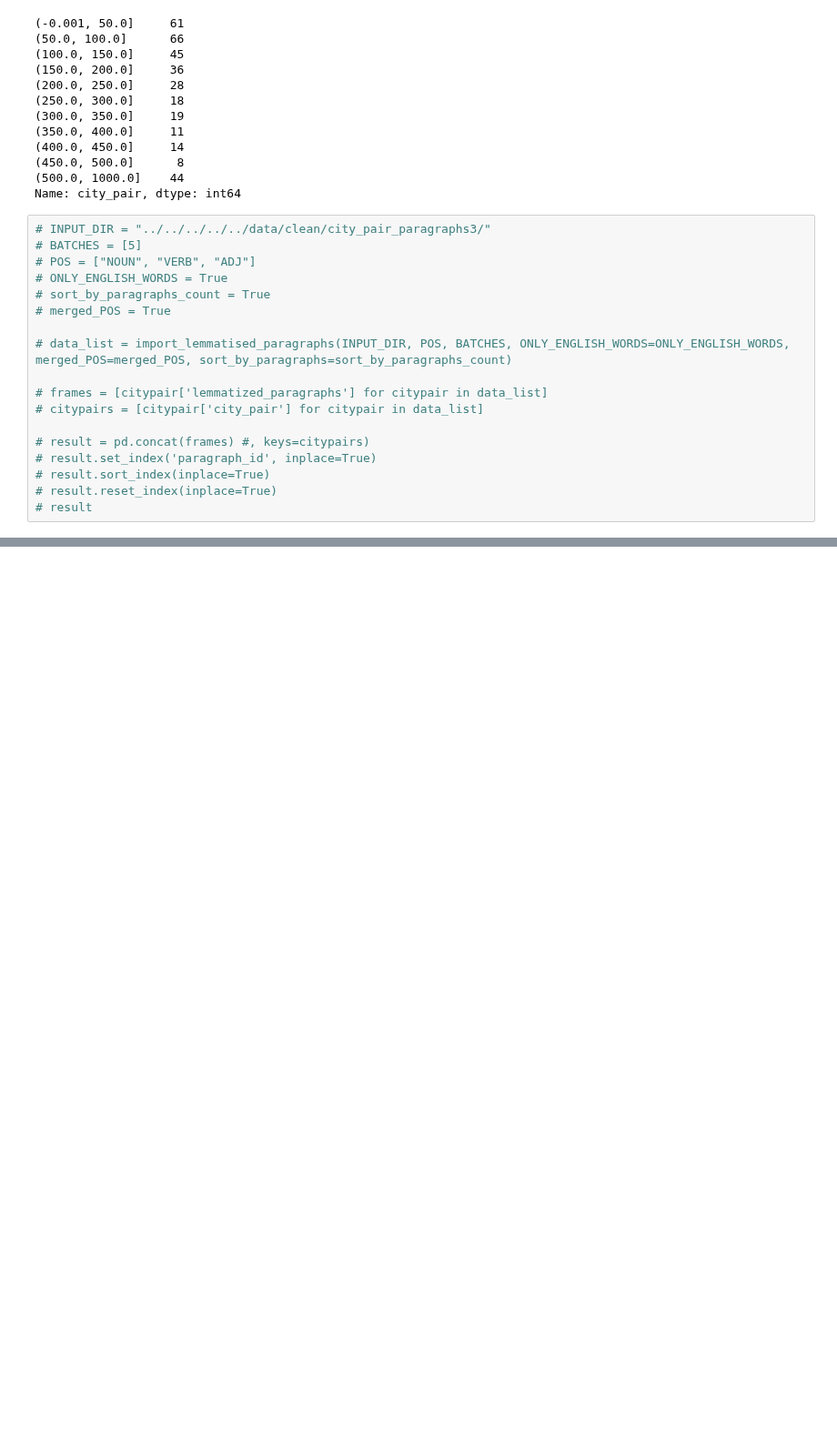
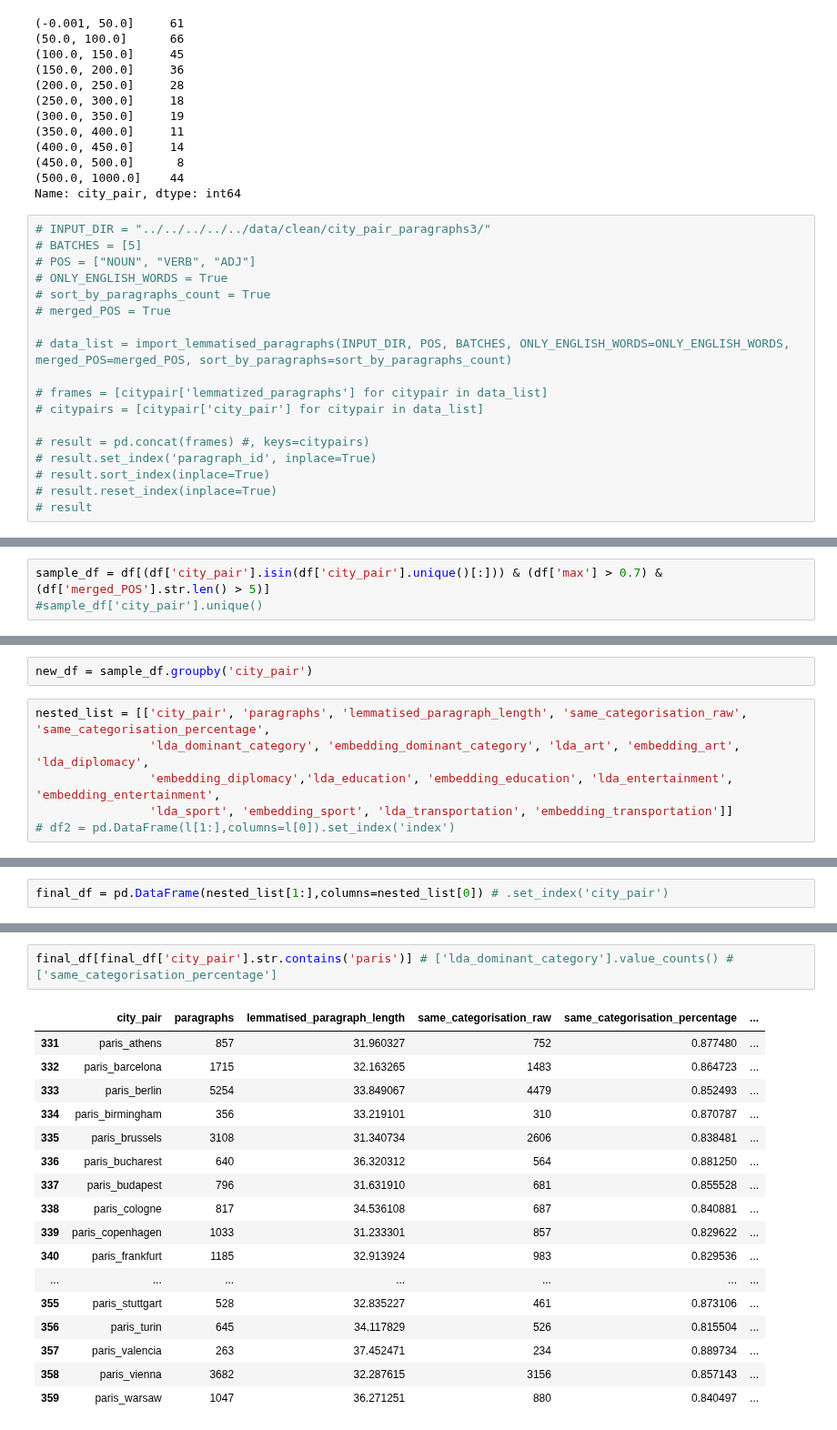
Before and after one commit to seriousdeejay/citynet, a Jupyter notebook: src/analyses/Diederik/Clean Code/3. Word Embedding Categorisation.ipynb, the cells around one changed output, grey strips where cells are left out. Shown at 91% size. Cells and saved outputs as stored; diff of their text form; blank space fills up the shorter version.

```diff
--- a/src/analyses/Diederik/Clean Code/3. Word Embedding Categorisation.ipynb
+++ b/src/analyses/Diederik/Clean Code/3. Word Embedding Categorisation.ipynb
@@ -1021,0 +1039,3 @@ Name: city_pair, dtype: int64
+# %%
+sample_df = df[(df['city_pair'].isin(df['city_pair'].unique()[:])) & (df['max'] > 0.7) & (df['merged_POS'].str.len() > 5)]
+#sample_df['city_pair'].unique()
@@ -1021,0 +1058,8 @@ Name: city_pair, dtype: int64
+# %%
+new_df = sample_df.groupby('city_pair')
+# %%
+nested_list = [['city_pair', 'paragraphs', 'lemmatised_paragraph_length', 'same_categorisation_raw', 'same_categorisation_percentage',
+                'lda_dominant_category', 'embedding_dominant_category', 'lda_art', 'embedding_art', 'lda_diplomacy',
+                'embedding_diplomacy','lda_education', 'embedding_education', 'lda_entertainment', 'embedding_entertainment',
+                'lda_sport', 'embedding_sport', 'lda_transportation', 'embedding_transportation']]
+# df2 = pd.DataFrame(l[1:],columns=l[0]).set_index('index')
@@ -1021,0 +1113,2 @@ Name: city_pair, dtype: int64
+# %%
+final_df = pd.DataFrame(nested_list[1:],columns=nested_list[0]) # .set_index('city_pair')
@@ -1021,0 +1208,20 @@ Name: city_pair, dtype: int64
+# %%
+final_df[final_df['city_pair'].str.contains('paris')] # ['lda_dominant_category'].value_counts() # ['same_categorisation_percentage']
+# %% [output]
+|  | city_pair | paragraphs | lemmatised_paragraph_length | same_categorisation_raw | same_categorisation_percentage | ... |
+| 331 | paris_athens | 857 | 31.960327 | 752 | 0.877480 | ... |
+| 332 | paris_barcelona | 1715 | 32.163265 | 1483 | 0.864723 | ... |
+| 333 | paris_berlin | 5254 | 33.849067 | 4479 | 0.852493 | ... |
+| 334 | paris_birmingham | 356 | 33.219101 | 310 | 0.870787 | ... |
+| 335 | paris_brussels | 3108 | 31.340734 | 2606 | 0.838481 | ... |
+| 336 | paris_bucharest | 640 | 36.320312 | 564 | 0.881250 | ... |
+| 337 | paris_budapest | 796 | 31.631910 | 681 | 0.855528 | ... |
+| 338 | paris_cologne | 817 | 34.536108 | 687 | 0.840881 | ... |
+| 339 | paris_copenhagen | 1033 | 31.233301 | 857 | 0.829622 | ... |
+| 340 | paris_frankfurt | 1185 | 32.913924 | 983 | 0.829536 | ... |
+| ... | ... | ... | ... | ... | ... | ... |
+| 355 | paris_stuttgart | 528 | 32.835227 | 461 | 0.873106 | ... |
+| 356 | paris_turin | 645 | 34.117829 | 526 | 0.815504 | ... |
+| 357 | paris_valencia | 263 | 37.452471 | 234 | 0.889734 | ... |
+| 358 | paris_vienna | 3682 | 32.287615 | 3156 | 0.857143 | ... |
+| 359 | paris_warsaw | 1047 | 36.271251 | 880 | 0.840497 | ... |
```
Also changed, not shown: parts of 74 cells of this notebook.
